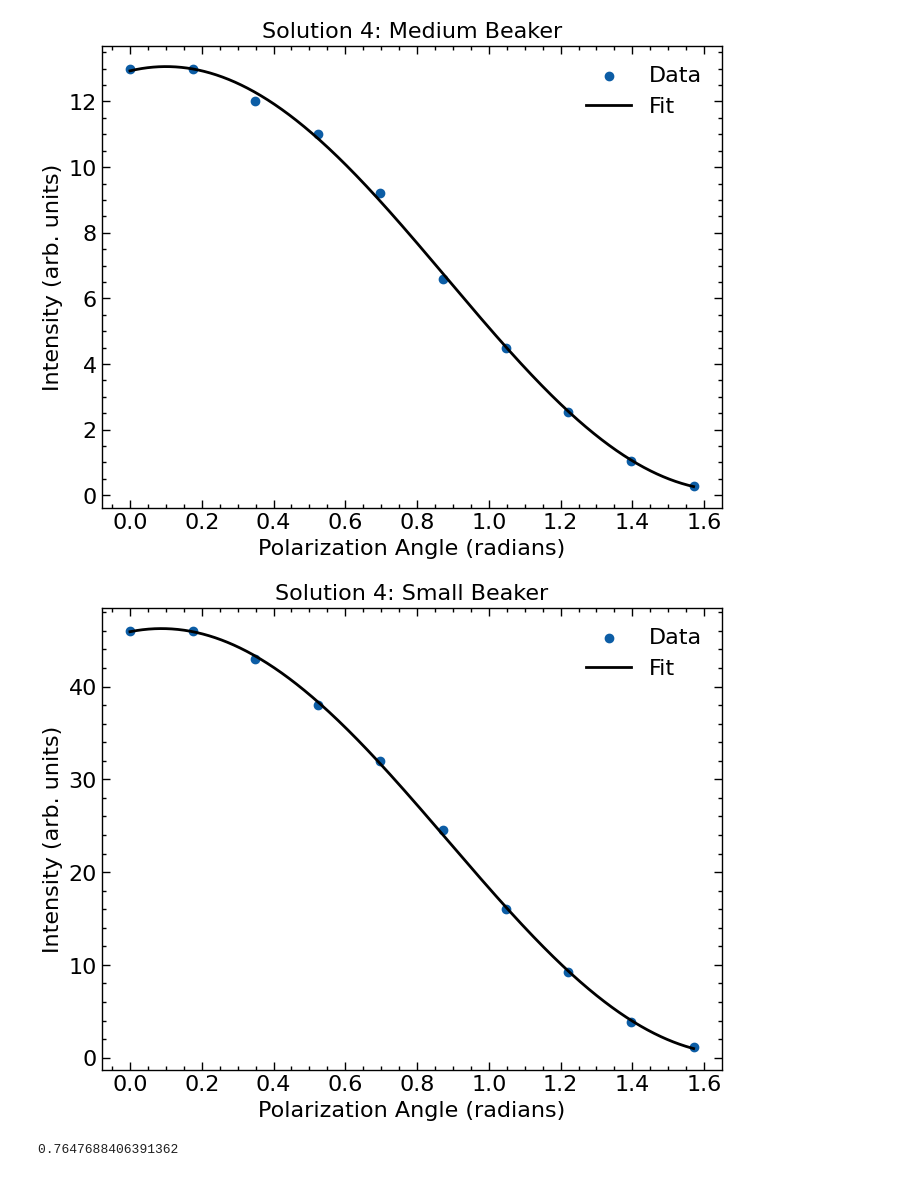
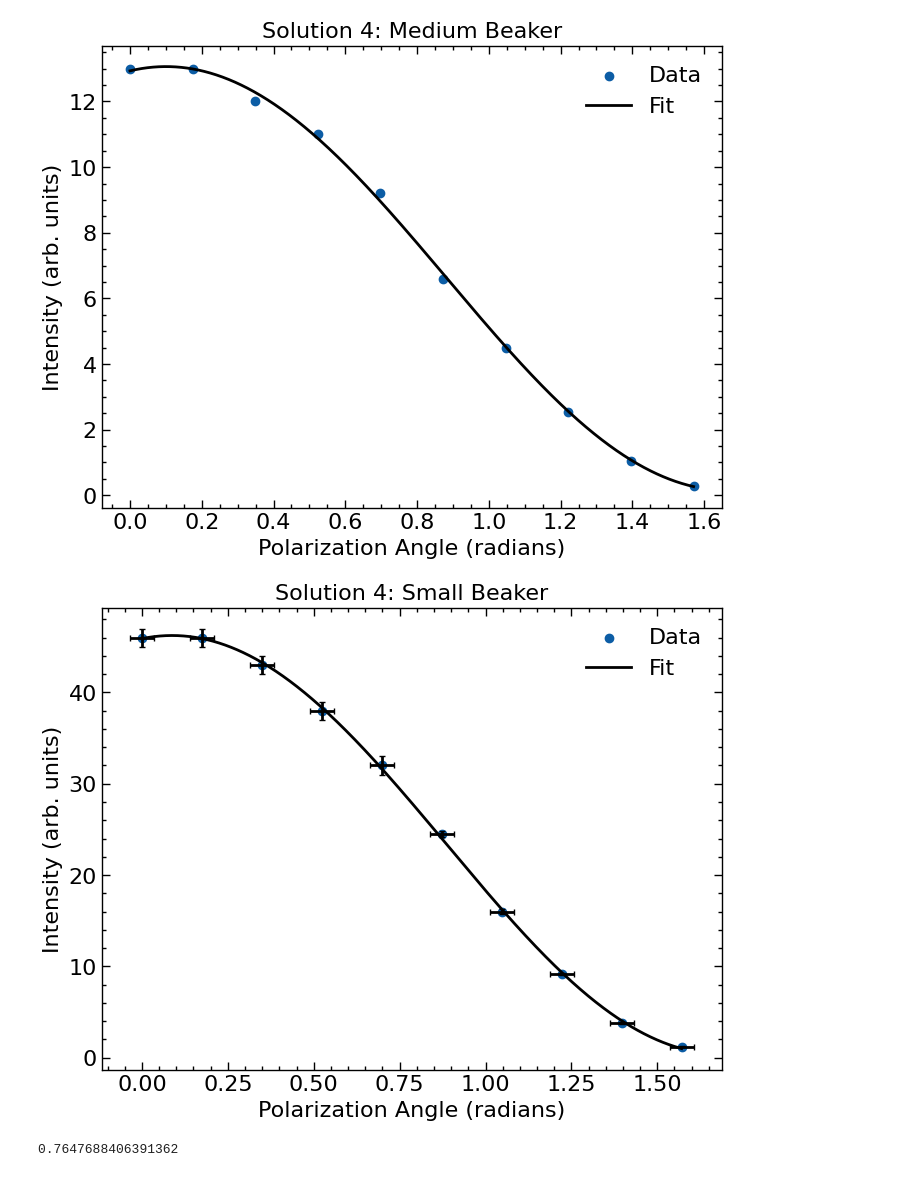
Before and after one commit to wmallah/OpticsLab, a Jupyter notebook: experiment_01/code/data_analysis.ipynb, the cells around one changed output. Drawn from its saved outputs; the diff is of its cells as text; code cells hidden in the pictures.

```diff
--- a/experiment_01/code/data_analysis.ipynb
+++ b/experiment_01/code/data_analysis.ipynb
@@ -821,21 +821,22 @@ plot_pol_v_int(medium_beaker_solution4_polarization*np.pi/180, medium_beaker_sol
 # %%
 # Solution 4 small beaker curve fitting
 
 small_sln_04_optimal_vals = sp.optimize.curve_fit(cos, small_beaker_solution4_polarization, small_beaker_solution4_intensity, p0=(8, 0.01, 0.1, 0))
 
 x = np.linspace(np.min(small_beaker_solution4_polarization), np.max(small_beaker_solution4_polarization), 1000)
 
 # plot_pol_v_int(small_beaker_solution4_polarization*np.pi/180, small_beaker_solution4_intensity, x*np.pi/180, cos(x, *small_sln_04_optimal_vals[0]), 'Solution 4: Small Beaker')
 plt.scatter(small_beaker_solution4_polarization*np.pi/180, small_beaker_solution4_intensity, label='Data')
+plt.errorbar(small_beaker_solution4_polarization*np.pi/180, small_beaker_solution4_intensity, xerr=polarization_error_degrees*np.pi/180, yerr=small_beaker_solution4_intensity_error, fmt='none', c='k')
 plt.plot(x*np.pi/180, cos(x, *small_sln_04_optimal_vals[0]), c='k', label='Fit')
 plt.xlabel('Polarization Angle (radians)')
 plt.ylabel('Intensity (arb. units)')
 plt.title('Solution 4: Small Beaker')
 plt.legend(loc='best')
 plt.savefig('../figures/solution4_small_beaker_fit.png')
 plt.show()
 # %% [output]
-[figure, old version]
+[figure, new version]
 # %%
 # Plot the phase shifts verus solution concentration
 
```
